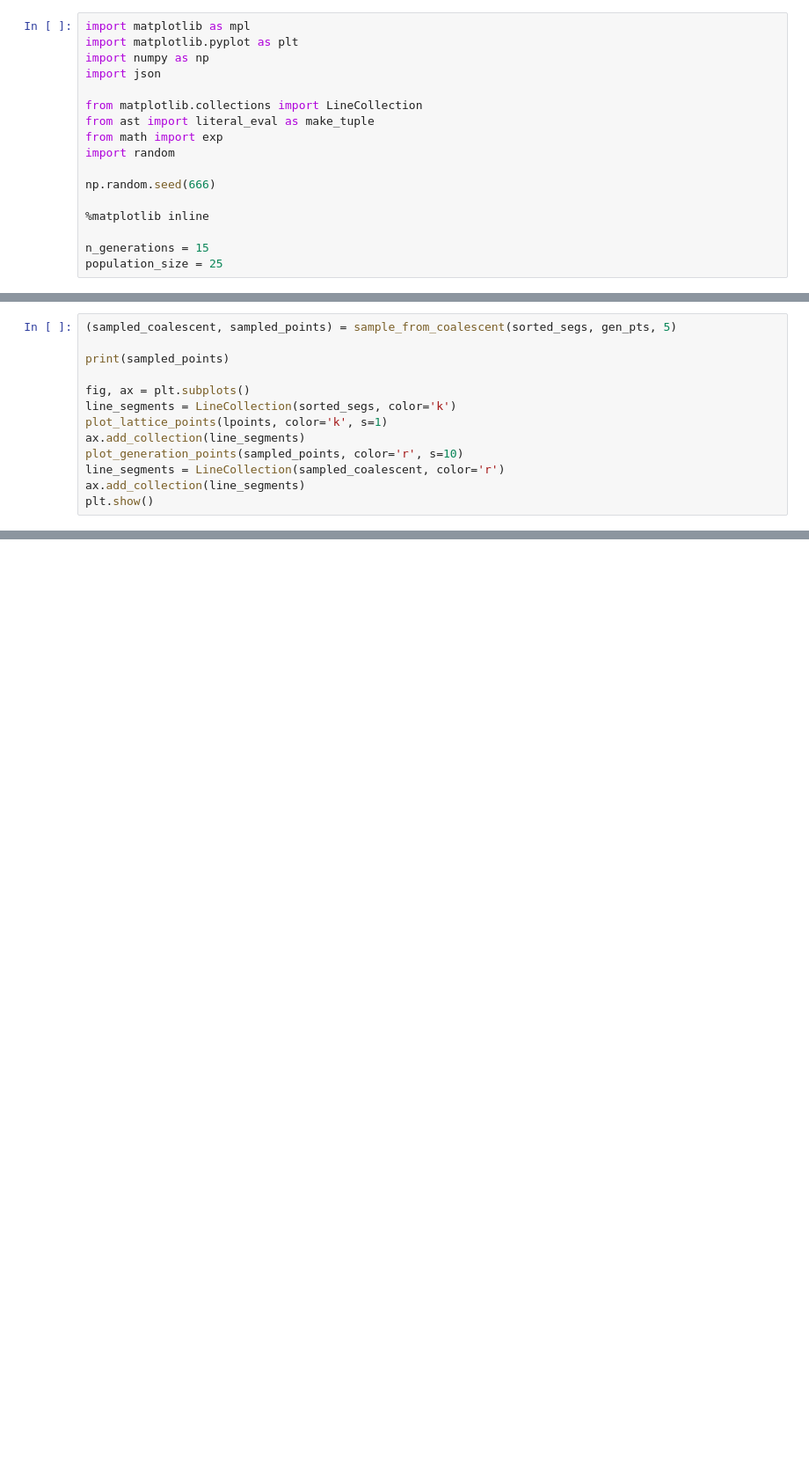
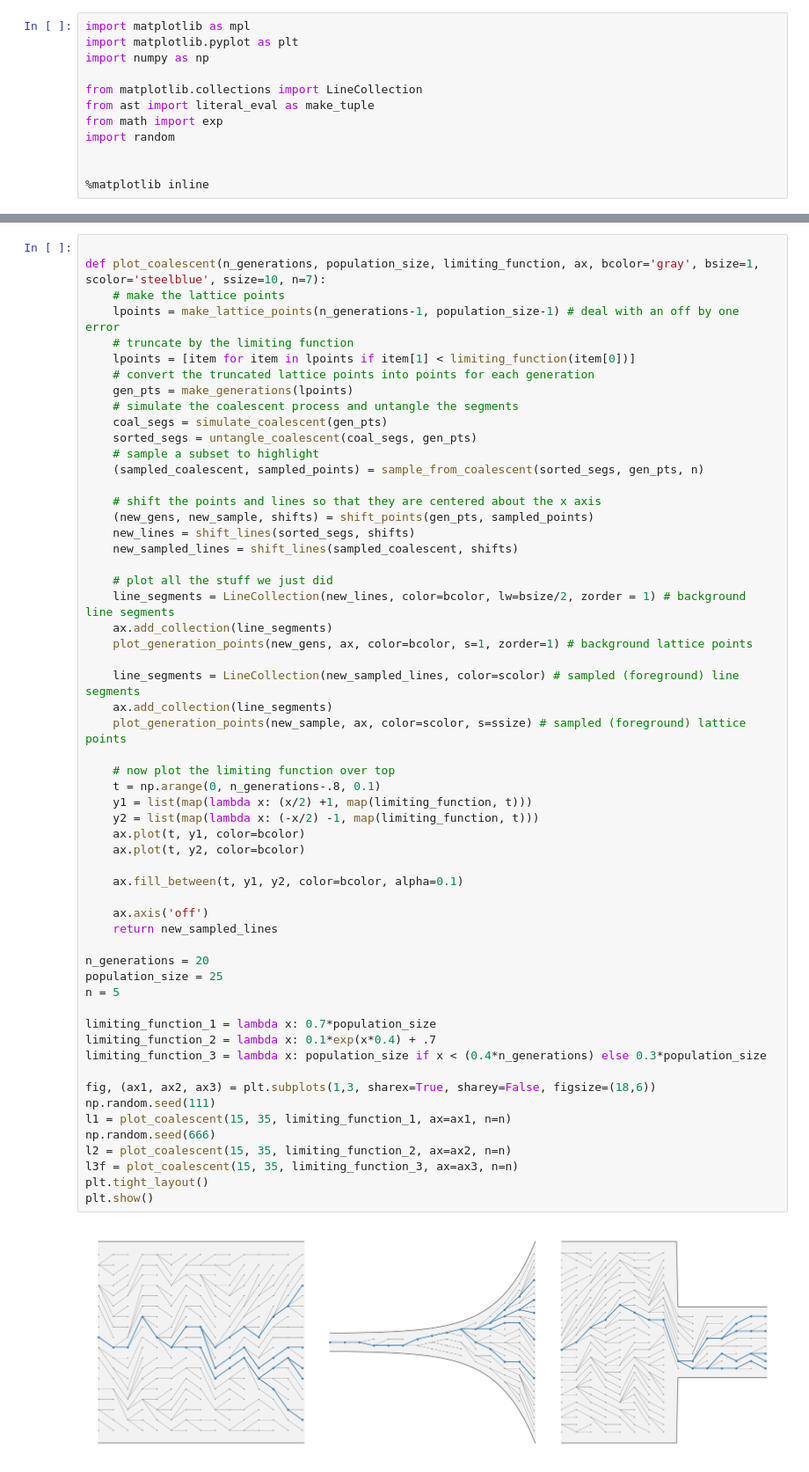
Before and after one commit to barneypotter24/doctoral_thesis, a Jupyter notebook: scripts/intro_plot_coalescent.ipynb, the cells around one changed output, grey strips where cells are left out. Shown: that part at 88% size. Saved outputs shown, nothing was run; the diff lists cells and outputs as text; blank space fills up the shorter version.

Commit message:
tidy up coalescent plots

```diff
--- a/scripts/intro_plot_coalescent.ipynb
+++ b/scripts/intro_plot_coalescent.ipynb
@@ -2,17 +2,12 @@
 import matplotlib as mpl
 import matplotlib.pyplot as plt
 import numpy as np
-import json
 
 from matplotlib.collections import LineCollection
 from ast import literal_eval as make_tuple
 from math import exp
 import random
 
-np.random.seed(666)
 
 %matplotlib inline
-
-n_generations = 15
-population_size = 25
 # %%
@@ -169,13 +170,0 @@ def sample_from_coalescent(segs, generations, n):
-# %%
-(sampled_coalescent, sampled_points) = sample_from_coalescent(sorted_segs, gen_pts, 5)
-
-print(sampled_points)
-
-fig, ax = plt.subplots()
-line_segments = LineCollection(sorted_segs, color='k')
-plot_lattice_points(lpoints, color='k', s=1)
-ax.add_collection(line_segments)
-plot_generation_points(sampled_points, color='r', s=10)
-line_segments = LineCollection(sampled_coalescent, color='r')
-ax.add_collection(line_segments)
-plt.show()
@@ -200,0 +171,59 @@ plt.show()
+# %%
+
+def plot_coalescent(n_generations, population_size, limiting_function, ax, bcolor='gray', bsize=1, scolor='steelblue', ssize=10, n=7):
+    # make the lattice points
+    lpoints = make_lattice_points(n_generations-1, population_size-1) # deal with an off by one error
+    # truncate by the limiting function
+    lpoints = [item for item in lpoints if item[1] < limiting_function(item[0])]
+    # convert the truncated lattice points into points for each generation
+    gen_pts = make_generations(lpoints)
+    # simulate the coalescent process and untangle the segments
+    coal_segs = simulate_coalescent(gen_pts)
+    sorted_segs = untangle_coalescent(coal_segs, gen_pts)
+    # sample a subset to highlight
+    (sampled_coalescent, sampled_points) = sample_from_coalescent(sorted_segs, gen_pts, n)
+
+    # shift the points and lines so that they are centered about the x axis
+    (new_gens, new_sample, shifts) = shift_points(gen_pts, sampled_points)
+    new_lines = shift_lines(sorted_segs, shifts)
+    new_sampled_lines = shift_lines(sampled_coalescent, shifts)
+
+    # plot all the stuff we just did
+    line_segments = LineCollection(new_lines, color=bcolor, lw=bsize/2, zorder = 1) # background line segments
+    ax.add_collection(line_segments)
+    plot_generation_points(new_gens, ax, color=bcolor, s=1, zorder=1) # background lattice points
+
+    line_segments = LineCollection(new_sampled_lines, color=scolor) # sampled (foreground) line segments
+    ax.add_collection(line_segments)
+    plot_generation_points(new_sample, ax, color=scolor, s=ssize) # sampled (foreground) lattice points
+
+    # now plot the limiting function over top
+    t = np.arange(0, n_generations-.8, 0.1)
+    y1 = list(map(lambda x: (x/2) +1, map(limiting_function, t)))
+    y2 = list(map(lambda x: (-x/2) -1, map(limiting_function, t)))
+    ax.plot(t, y1, color=bcolor)
+    ax.plot(t, y2, color=bcolor)
+
+    ax.fill_between(t, y1, y2, color=bcolor, alpha=0.1)
+
+    ax.axis('off')
+    return new_sampled_lines
+
+n_generations = 20
+population_size = 25
+n = 5
+
+limiting_function_1 = lambda x: 0.7*population_size
+limiting_function_2 = lambda x: 0.1*exp(x*0.4) + .7
+limiting_function_3 = lambda x: population_size if x < (0.4*n_generations) else 0.3*population_size
+
+fig, (ax1, ax2, ax3) = plt.subplots(1,3, sharex=True, sharey=False, figsize=(18,6))
+np.random.seed(111)
+l1 = plot_coalescent(15, 35, limiting_function_1, ax=ax1, n=n)
+np.random.seed(666)
+l2 = plot_coalescent(15, 35, limiting_function_2, ax=ax2, n=n)
+l3f = plot_coalescent(15, 35, limiting_function_3, ax=ax3, n=n)
+plt.tight_layout()
+plt.show()
+# %% [output]
+[figure, added]
```
Also changed, not shown: parts of 6 cells of this notebook.
